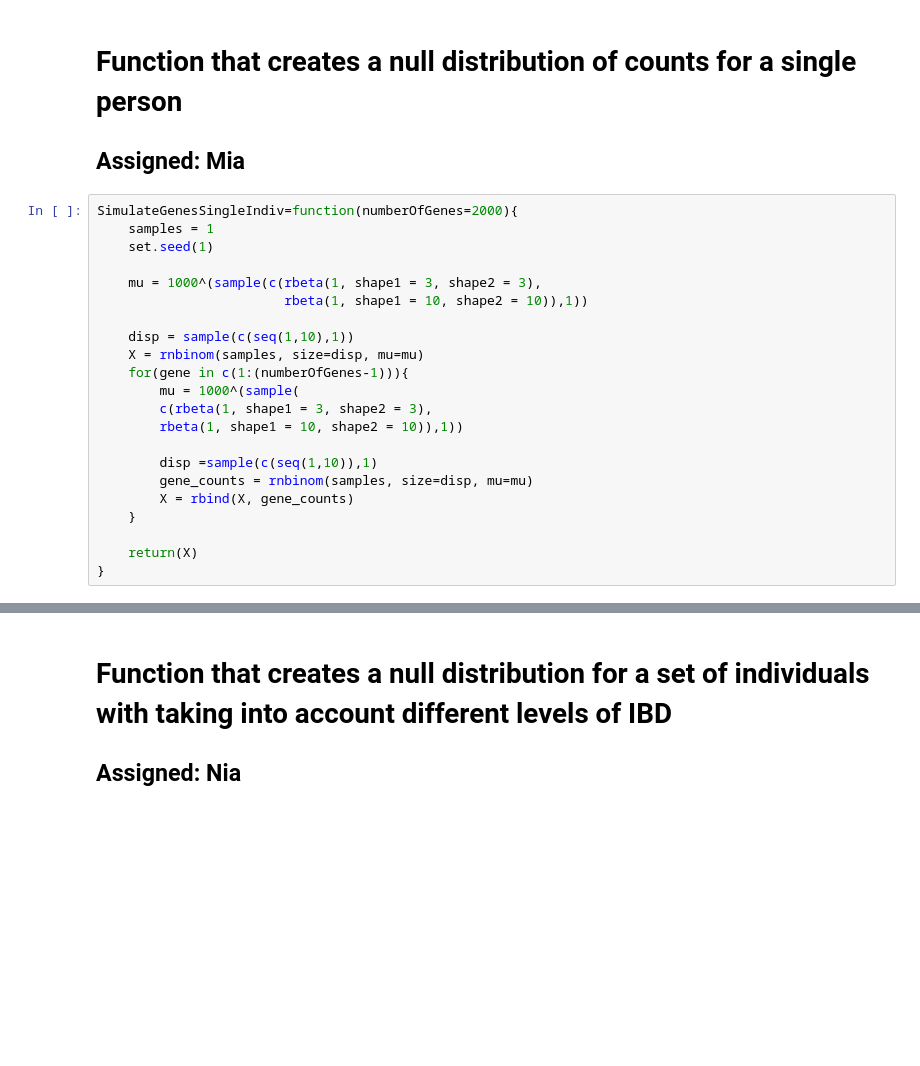
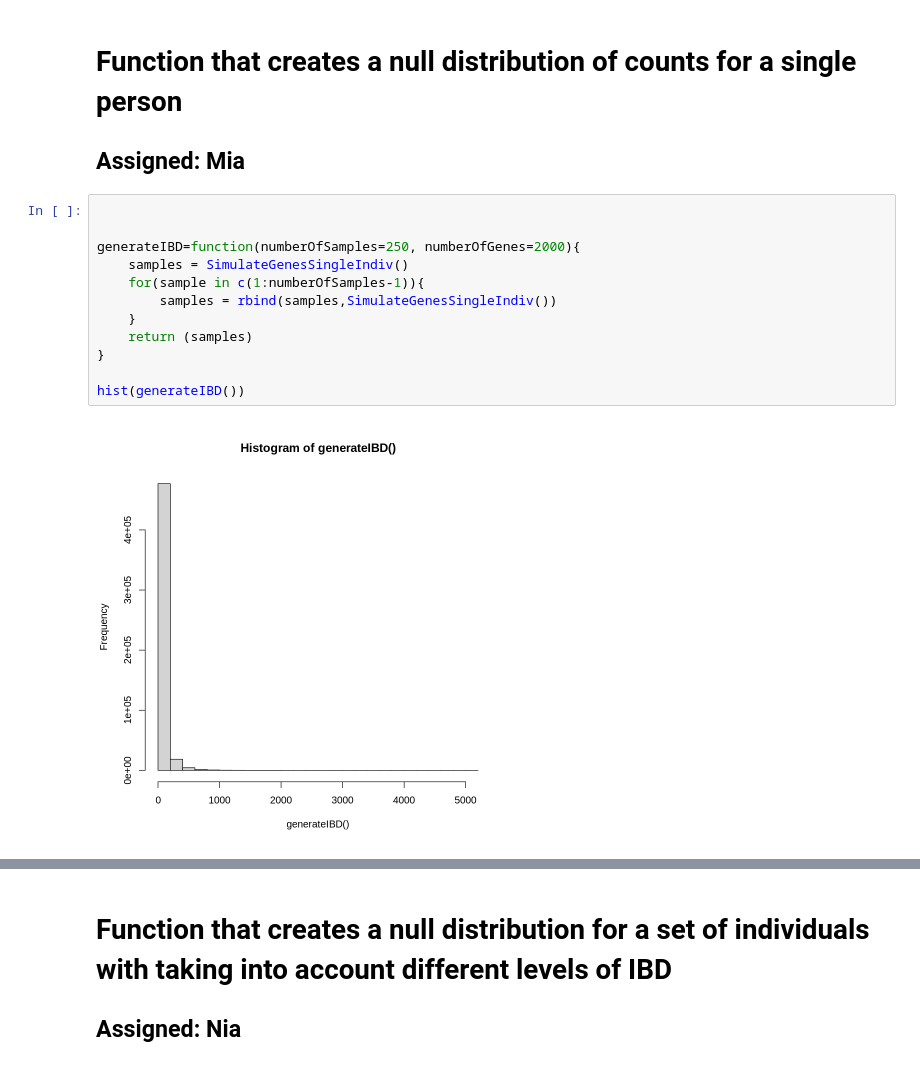
Before and after one commit to MiaAltieri/CSE284, a Jupyter notebook: IBD Pipeline.ipynb, the cells around one changed output, grey strips where cells are left out. Drawn from its saved outputs; the diff is of its cells as text; blank space fills up the shorter version.

```diff
--- a/IBD Pipeline.ipynb
+++ b/IBD Pipeline.ipynb
@@ -40,24 +40,16 @@ ERROR: Error in library(pheatmap): there is no package called ‘pheatmap’
 # Function that creates a null distribution of counts for a single person
 ## Assigned: Mia
 # %%
-SimulateGenesSingleIndiv=function(numberOfGenes=2000){
-    samples = 1
-    set.seed(1)
 
-    mu = 1000^(sample(c(rbeta(1, shape1 = 3, shape2 = 3),
-                        rbeta(1, shape1 = 10, shape2 = 10)),1))
 
-    disp = sample(c(seq(1,10),1))
-    X = rnbinom(samples, size=disp, mu=mu)
-    for(gene in c(1:(numberOfGenes-1))){
-        mu = 1000^(sample(
-        c(rbeta(1, shape1 = 3, shape2 = 3),
-        rbeta(1, shape1 = 10, shape2 = 10)),1))
+generateIBD=function(numberOfSamples=250, numberOfGenes=2000){
+    samples = SimulateGenesSingleIndiv()
+    for(sample in c(1:numberOfSamples-1)){
+        samples = rbind(samples,SimulateGenesSingleIndiv())
+    }
+    return (samples)
+}
 
-        disp =sample(c(seq(1,10)),1)
-        gene_counts = rnbinom(samples, size=disp, mu=mu)
-        X = rbind(X, gene_counts)
-    }
-
-    return(X)
-}
+hist(generateIBD())
+# %% [output]
+[figure, added]
```
Also changed, not shown: parts of 8 cells of this notebook.
